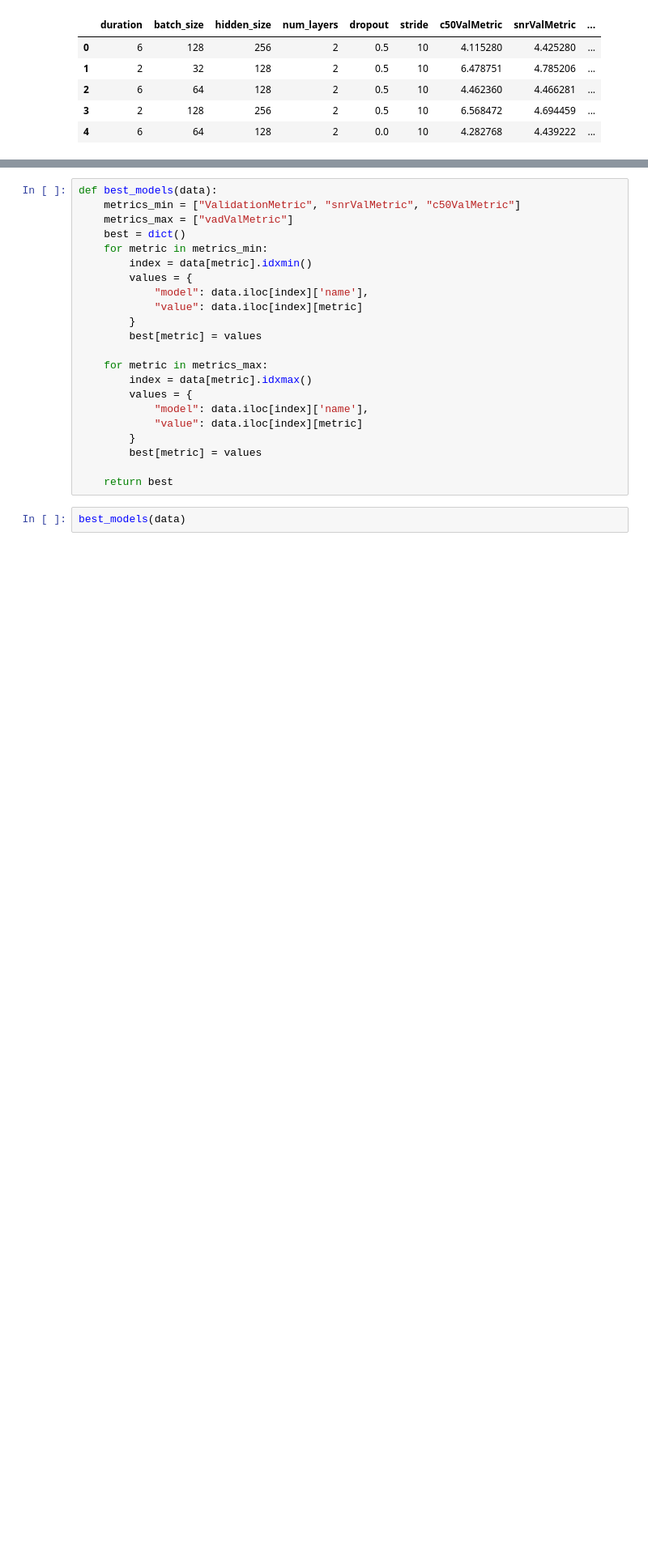
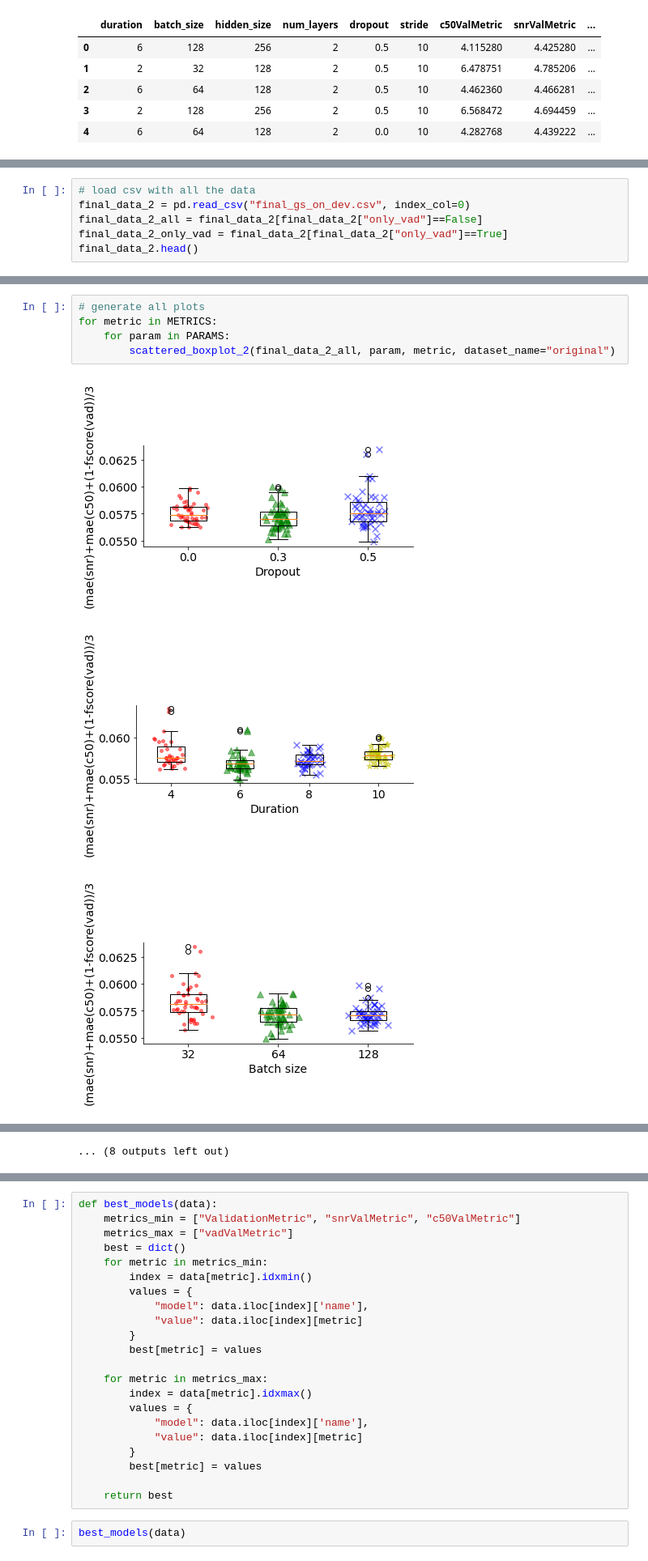
Before and after one commit to marianne-m/brouhaha-vad, a Jupyter notebook: gridsearch_analysis/gridsearch_analysis.ipynb, the cells around one changed output, grey strips where cells are left out. Shown at 81% size. Saved outputs shown, nothing was run; the diff lists cells and outputs as text; blank space fills up the shorter version.

```diff
--- a/gridsearch_analysis/gridsearch_analysis.ipynb
+++ b/gridsearch_analysis/gridsearch_analysis.ipynb
@@ -83,0 +183,6 @@ data.head()
+# %%
+# load csv with all the data
+final_data_2 = pd.read_csv("final_gs_on_dev.csv", index_col=0)
+final_data_2_all = final_data_2[final_data_2["only_vad"]==False]
+final_data_2_only_vad = final_data_2[final_data_2["only_vad"]==True]
+final_data_2.head()
@@ -163,0 +351,9 @@ for metric in METRICS:
+# %%
+# generate all plots
+for metric in METRICS:
+    for param in PARAMS:
+        scattered_boxplot_2(final_data_2_all, param, metric, dataset_name="original")
+# %% [output]
+[figure, added]
+[figure, added]
+[figure, added]
@@ -163,0 +369 @@ for metric in METRICS:
+... (8 outputs left out)
```
Also changed, not shown: parts of 41 cells of this notebook, 2 other files.
